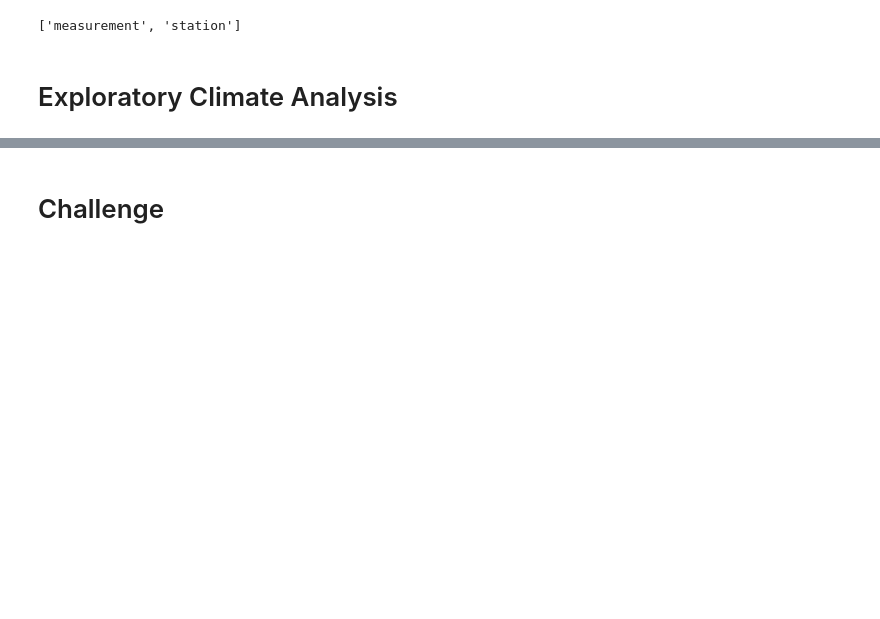
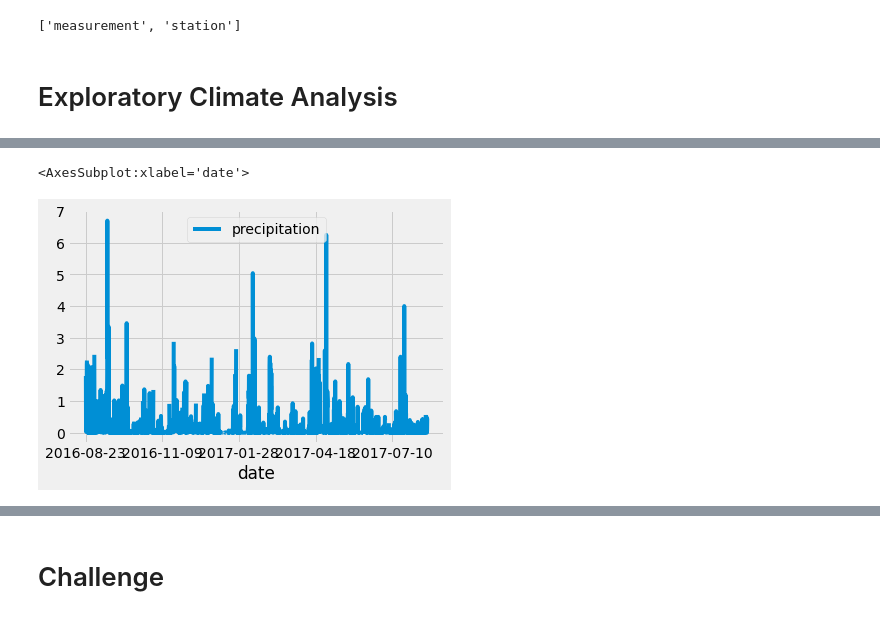
Before and after one commit to Oseriki/surfs_up, a Jupyter notebook: climate_analysis.ipynb, the cells around one changed output, grey strips where cells are left out. Cells and saved outputs as stored; diff of their text form; code cells hidden in the pictures; blank space fills up the shorter version.

Commit message:
Adding climate analysis file

```diff
--- a/climate_analysis.ipynb
+++ b/climate_analysis.ipynb
@@ -60,0 +79,6 @@ session = Session(engine)
+# %%
+# One last thing: we'll add a function (to the above code) that extracts all of the results from our query and put them in a list.
+# To do this, add .all() to the end of our existing query. All said and done, your query should look something like this:
+
+results = session.query(Measurement.date, Measurement.prcp).filter(Measurement.date >= prev_year).all()
+print(results)
@@ -60,0 +87,7 @@ session = Session(engine)
+# %%
+# In order to have easy access to the results, we need to put them in a DataFrame.
+# This will help solidify a repeatable process and make it easier to run this analysis again—for example,
+# when we need to figure out where to open our second surf and ice cream shop.
+
+df = pd.DataFrame(results, columns=['date','precipitation'])
+df
@@ -60,0 +108,9 @@ session = Session(engine)
+# %%
+# Now we can manipulate the results however we would like.
+# There are many functions you can use to manipulate how DataFrames look,
+# but we'll start with using the set_index() function.
+
+#Get rid of the index column and replace with date
+
+df.set_index(df['date'], inplace=True)
+print(df)
@@ -60,0 +156,6 @@ session = Session(engine)
+# %%
+# Sort the DataFrame by the date. Remember that we replaced index with date ealier
+df = df.sort_index()
+
+# Print function for without index
+print(df.to_string(index=False))
@@ -61,2 +180,8 @@ session = Session(engine)
+# %%
+# Plot the Data
+df.plot()
+# %% [output]
+<AxesSubplot:xlabel='date'>
+[figure, added]
 # %%
 # Use Pandas to calcualte the summary statistics for the precipitation data
```
Also changed, not shown: parts of 8 cells of this notebook.
